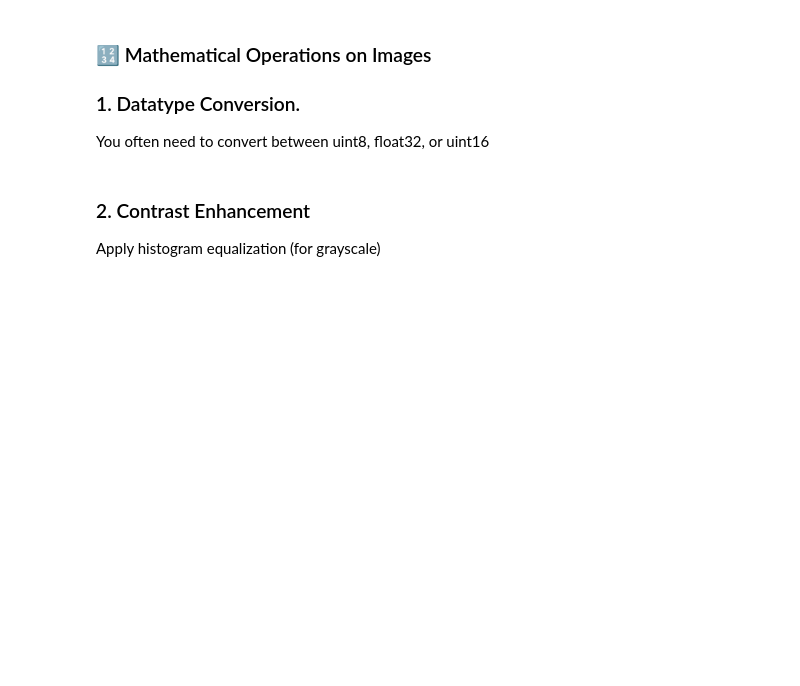
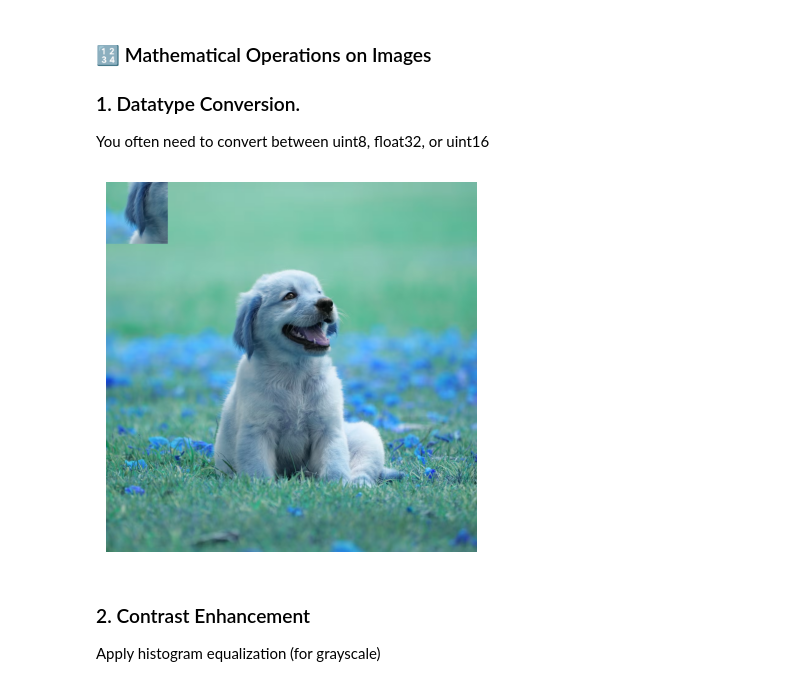
Before and after one commit to Limahcode/AI_ACCELERATOR_CV_COHORT2, a Jupyter notebook: day1/Image_Processing_Fundamentals_(Day_1).ipynb, the cells around one changed output. Saved outputs shown, nothing was run; the diff lists cells and outputs as text; code cells hidden in the pictures; blank space fills up the shorter version.

```diff
--- a/day1/Image_Processing_Fundamentals_(Day_1).ipynb
+++ b/day1/Image_Processing_Fundamentals_(Day_1).ipynb
@@ -303,10 +463,12 @@ display_image(masked_image)
 
 You often need to convert between uint8, float32, or uint16
 # %%
-image_float = rgb_image.astype('float32') / 255.0  # Normalize to [0, 1]
+image_float = image.astype('float32') / 255.0  # Normalize to [0, 1]
 image_uint8 = (image_float * 255).astype('uint16')
 
 display_image(image_uint8)
+# %% [output]
+[figure, added]
 # %% [markdown]
 ### 2. Contrast Enhancement
 
```
Also changed, not shown: parts of 36 cells of this notebook, 16 other files.
